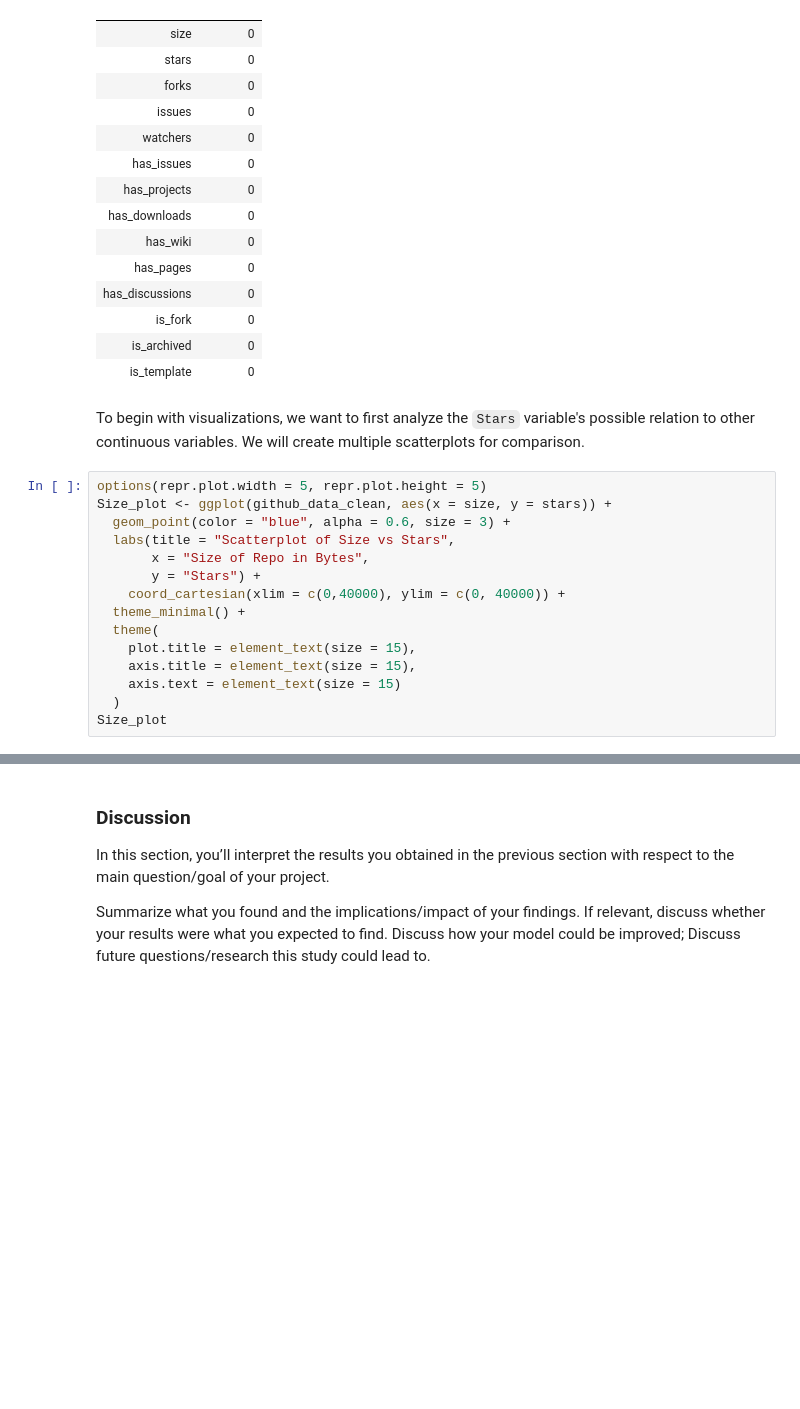
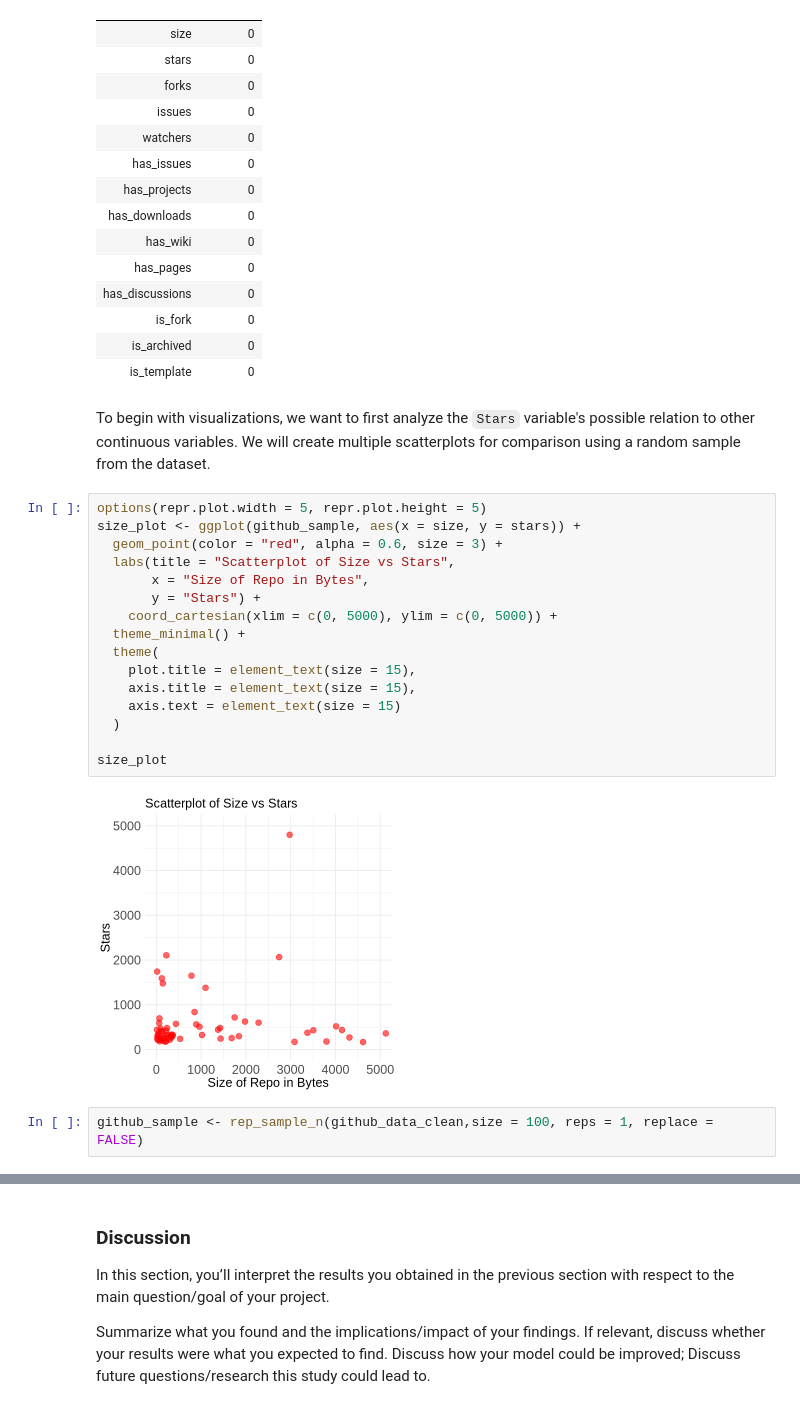
Before and after one commit to chloezandberg/stat301-final-project-group, a Jupyter notebook: final-project.ipynb, the cells around one changed output, grey strips where cells are left out. Saved outputs shown, nothing was run; the diff lists cells and outputs as text; blank space fills up the shorter version.

Commit message:
random sample

```diff
--- a/final-project.ipynb
+++ b/final-project.ipynb
@@ -161,21 +179,26 @@ A tibble: 14 × 2
 | is_archived | 0 |
 | is_template | 0 |
 # %% [markdown]
-To begin with visualizations, we want to first analyze the `Stars` variable's possible relation to other continuous variables. We will create multiple scatterplots for comparison.
+To begin with visualizations, we want to first analyze the `Stars` variable's possible relation to other continuous variables. We will create multiple scatterplots for comparison using a random sample from the dataset.
 # %%
 options(repr.plot.width = 5, repr.plot.height = 5)
-Size_plot <- ggplot(github_data_clean, aes(x = size, y = stars)) +
-  geom_point(color = "blue", alpha = 0.6, size = 3) +
+size_plot <- ggplot(github_sample, aes(x = size, y = stars)) +
+  geom_point(color = "red", alpha = 0.6, size = 3) +
   labs(title = "Scatterplot of Size vs Stars",
        x = "Size of Repo in Bytes",
        y = "Stars") +
-    coord_cartesian(xlim = c(0,40000), ylim = c(0, 40000)) +
+    coord_cartesian(xlim = c(0, 5000), ylim = c(0, 5000)) +
   theme_minimal() +
   theme(
     plot.title = element_text(size = 15),
     axis.title = element_text(size = 15),
     axis.text = element_text(size = 15)
   )
-Size_plot
+
+size_plot
+# %% [output]
+[figure, added]
+# %%
+github_sample <- rep_sample_n(github_data_clean,size = 100, reps = 1, replace = FALSE)
 # %%
 options(repr.plot.width = 5, repr.plot.height = 5)
```
Also changed, not shown: parts of 4 cells of this notebook.
